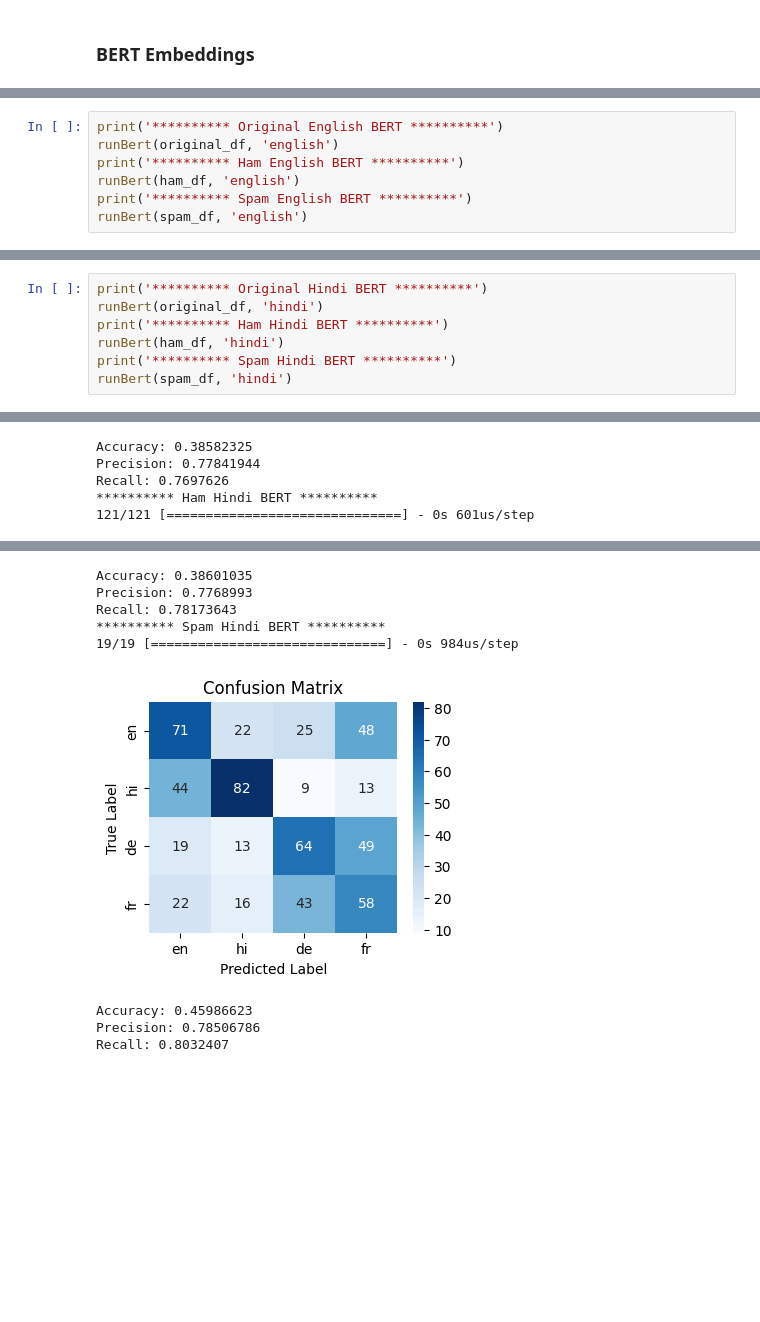
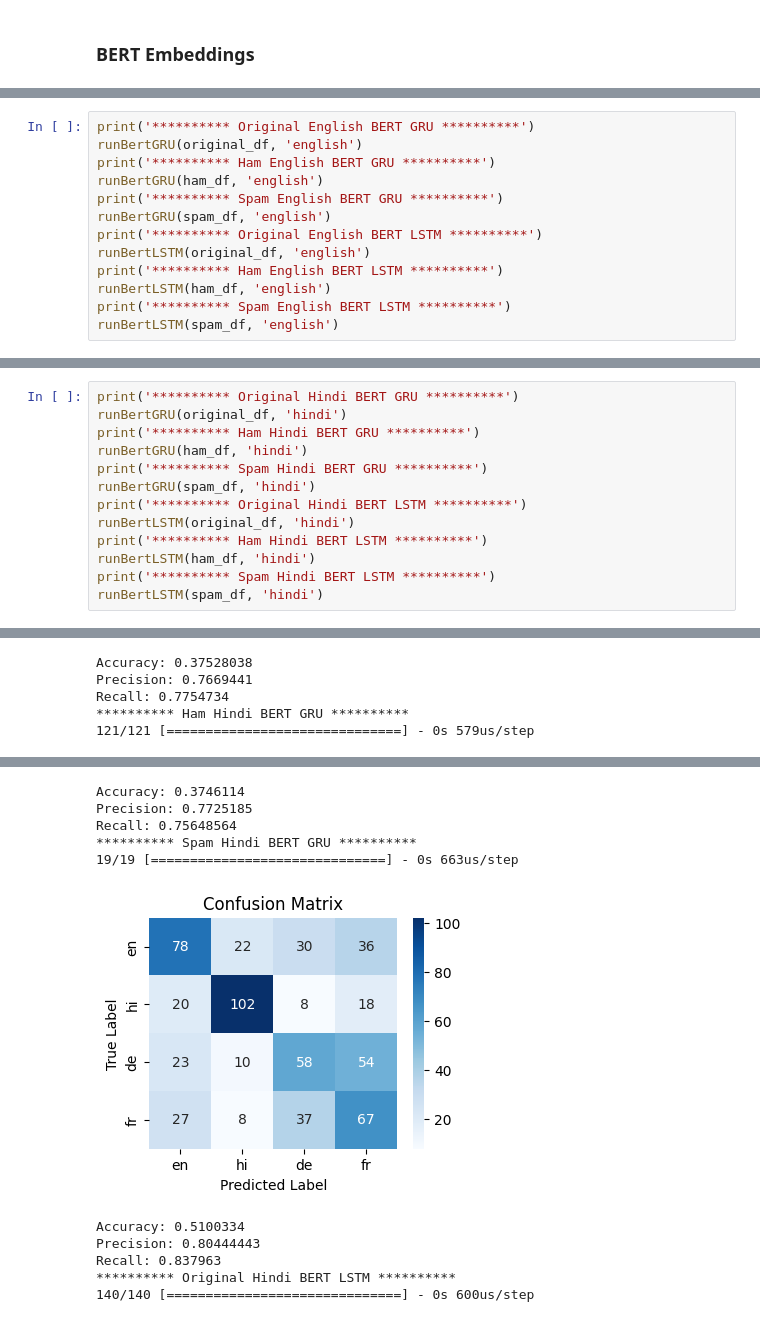
Before and after one commit to lizfrey/comp-neuro-final-project, a Jupyter notebook: main.ipynb, the cells around one changed output, grey strips where cells are left out. Cells and saved outputs as stored; diff of their text form; blank space fills up the shorter version.

```diff
--- a/main.ipynb
+++ b/main.ipynb
@@ -346,8 +450,14 @@ def runBert(df, language):
 # %%
-print('********** Original English BERT **********')
-runBert(original_df, 'english')
-print('********** Ham English BERT **********')
-runBert(ham_df, 'english')
-print('********** Spam English BERT **********')
-runBert(spam_df, 'english')
+print('********** Original English BERT GRU **********')
+runBertGRU(original_df, 'english')
+print('********** Ham English BERT GRU **********')
+runBertGRU(ham_df, 'english')
+print('********** Spam English BERT GRU **********')
+runBertGRU(spam_df, 'english')
+print('********** Original English BERT LSTM **********')
+runBertLSTM(original_df, 'english')
+print('********** Ham English BERT LSTM **********')
+runBertLSTM(ham_df, 'english')
+print('********** Spam English BERT LSTM **********')
+runBertLSTM(spam_df, 'english')
 # %% [output]
@@ -372,8 +500,14 @@ Recall: 0.9236111
 # %%
-print('********** Original Hindi BERT **********')
-runBert(original_df, 'hindi')
-print('********** Ham Hindi BERT **********')
-runBert(ham_df, 'hindi')
-print('********** Spam Hindi BERT **********')
-runBert(spam_df, 'hindi')
+print('********** Original Hindi BERT GRU **********')
+runBertGRU(original_df, 'hindi')
+print('********** Ham Hindi BERT GRU **********')
+runBertGRU(ham_df, 'hindi')
+print('********** Spam Hindi BERT GRU **********')
+runBertGRU(spam_df, 'hindi')
+print('********** Original Hindi BERT LSTM **********')
+runBertLSTM(original_df, 'hindi')
+print('********** Ham Hindi BERT LSTM **********')
+runBertLSTM(ham_df, 'hindi')
+print('********** Spam Hindi BERT LSTM **********')
+runBertLSTM(spam_df, 'hindi')
 # %% [output]
@@ -383,5 +517,5 @@ runBert(spam_df, 'hindi')
-Accuracy: 0.38582325
-Precision: 0.77841944
-Recall: 0.7697626
-********** Ham Hindi BERT **********
-121/121 [==============================] - 0s 601us/step
+Accuracy: 0.37528038
+Precision: 0.7669441
+Recall: 0.7754734
+********** Ham Hindi BERT GRU **********
+121/121 [==============================] - 0s 579us/step
@@ -389,9 +523,11 @@ Recall: 0.7697626
-Accuracy: 0.38601035
-Precision: 0.7768993
-Recall: 0.78173643
-********** Spam Hindi BERT **********
-19/19 [==============================] - 0s 984us/step
+Accuracy: 0.3746114
+Precision: 0.7725185
+Recall: 0.75648564
+********** Spam Hindi BERT GRU **********
+19/19 [==============================] - 0s 663us/step
-[figure, old version]
+[figure, new version]
-Accuracy: 0.45986623
-Precision: 0.78506786
-Recall: 0.8032407
+Accuracy: 0.5100334
+Precision: 0.80444443
+Recall: 0.837963
+********** Original Hindi BERT LSTM **********
+140/140 [==============================] - 0s 600us/step
```
Also changed, not shown: parts of 16 cells of this notebook, 1 other file.
